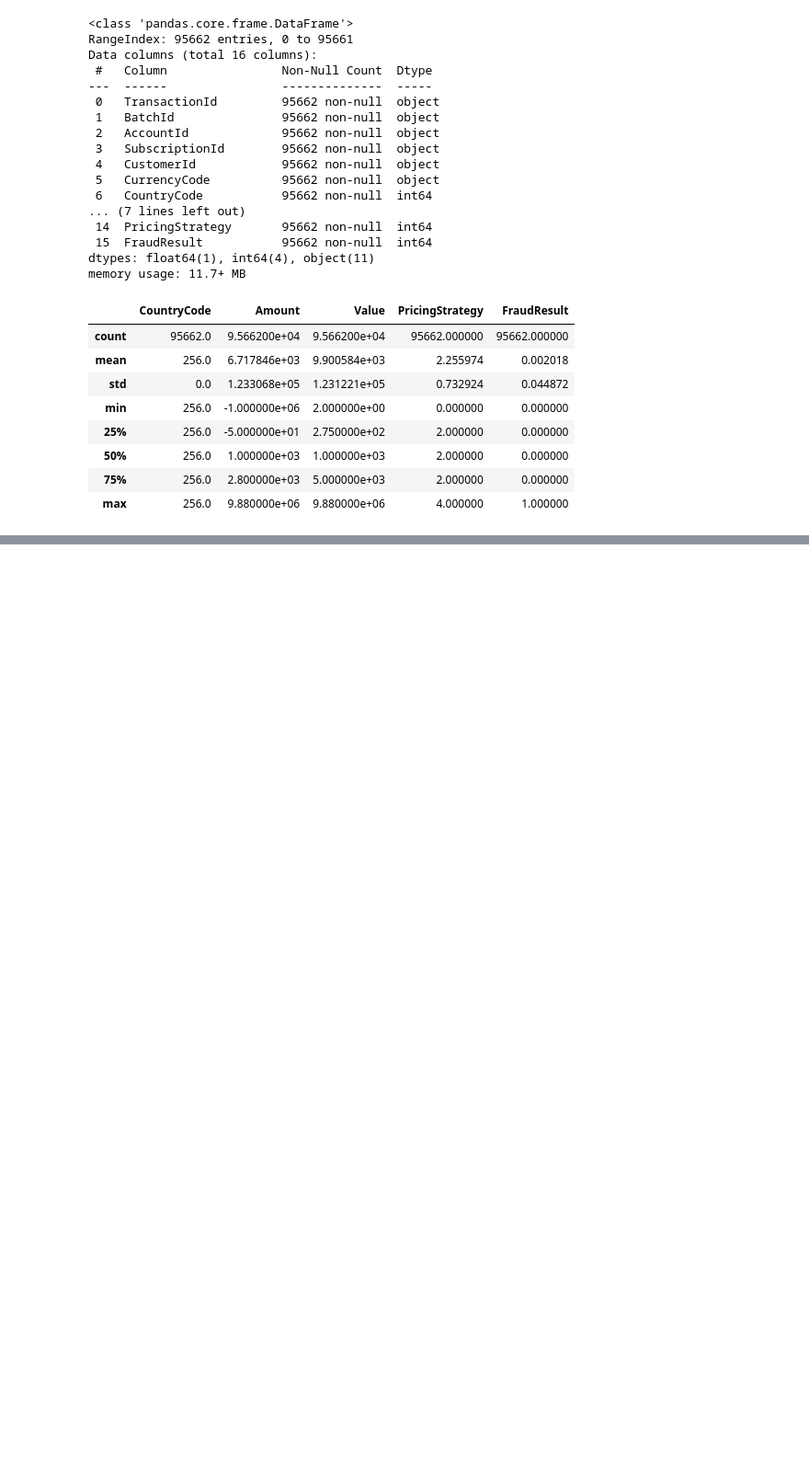
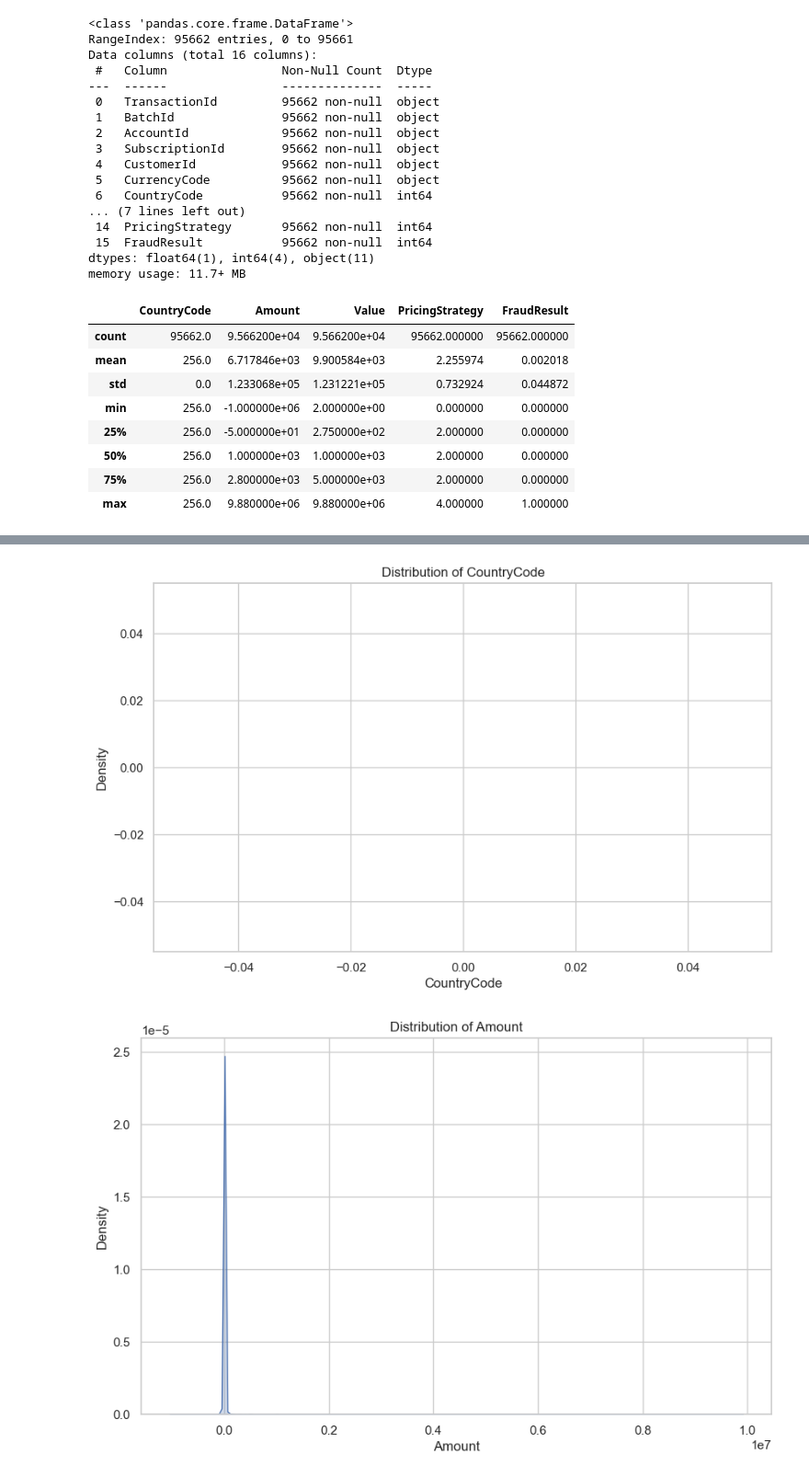
Before and after one commit to Feven777/Credit-Risk-Probability-Modeling, a Jupyter notebook: notebook/EDA.ipynb, the cells around one changed output, grey strips where cells are left out. Shown at 92% size. Saved outputs shown, nothing was run; the diff lists cells and outputs as text; code cells hidden in the pictures; blank space fills up the shorter version.

```diff
--- a/notebook/EDA.ipynb
+++ b/notebook/EDA.ipynb
@@ -55,0 +75,8 @@ df.describe()
+# %%
+for col in numerical_cols:
+    sns.kdeplot(df[col],fill=True)
+    plt.title(f"Distribution of {col}")
+    plt.show()
+# %% [output]
+[figure, added]
+[figure, added]
```
Also changed, not shown: parts of 10 cells of this notebook.
